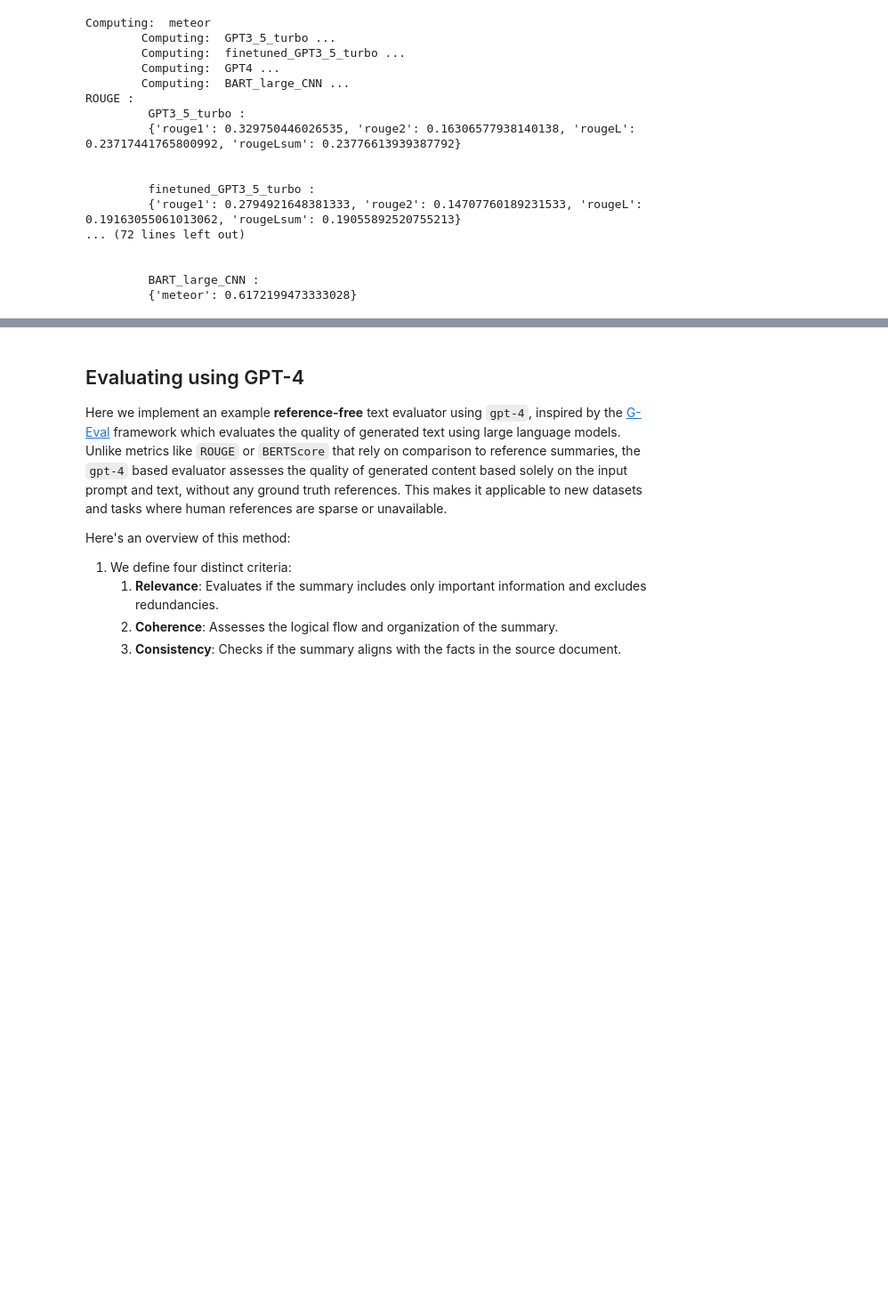
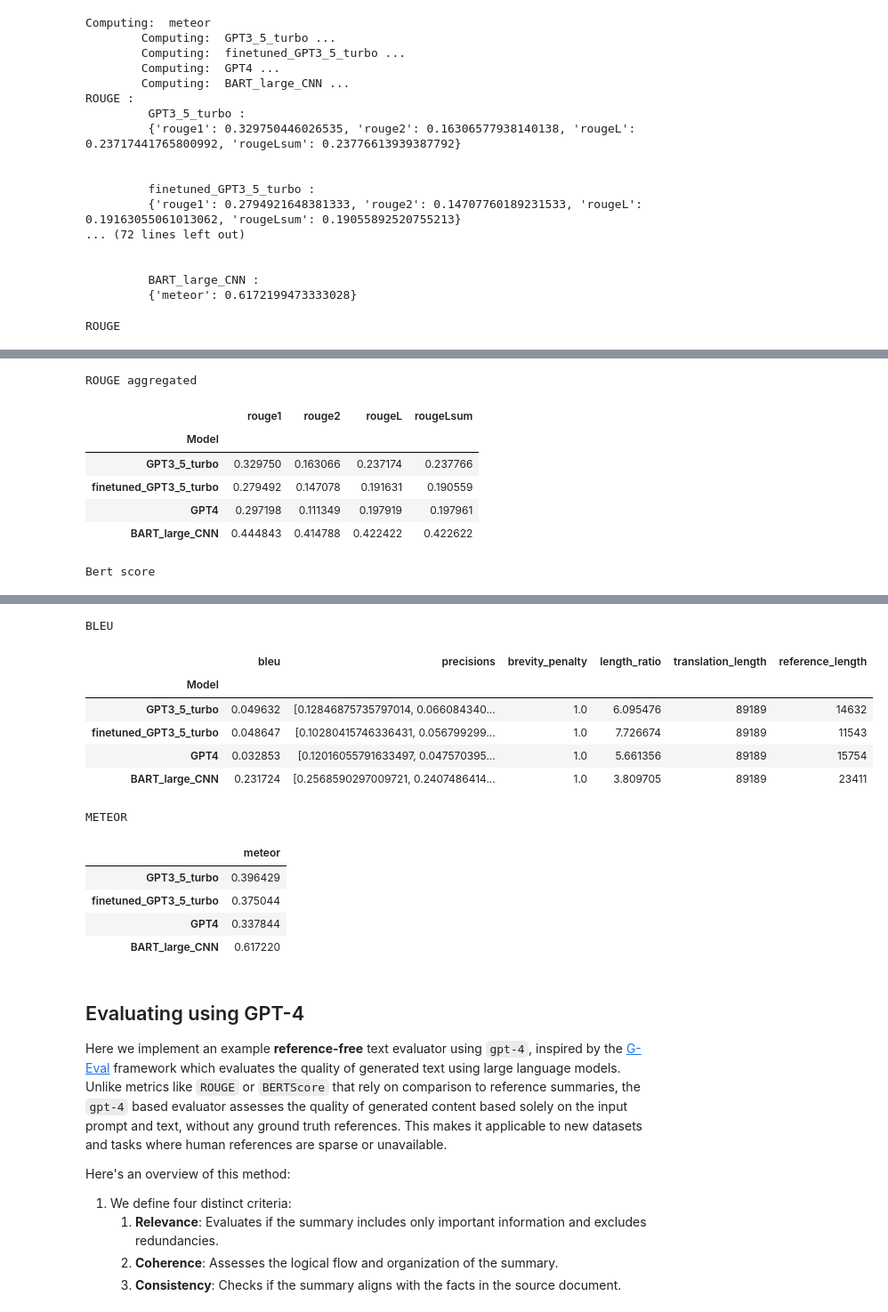
Before and after one commit to gladwel/DIP, a Jupyter notebook: notebooks/Evaluating_algorithms.ipynb, the cells around one changed output, grey strips where cells are left out. Shown at 89% size. Drawn from its saved outputs; the diff is of its cells as text; code cells hidden in the pictures; blank space fills up the shorter version.

Commit message:
Evaluate algorithms (rouge, BERT score, BLEU, METEOR, G-Eval) forming datasets

```diff
--- a/notebooks/Evaluating_algorithms.ipynb
+++ b/notebooks/Evaluating_algorithms.ipynb
@@ -301,0 +297,45 @@ df_test.to_csv('../data/eval/metrics_GPT3_5_turbo_finetuned_GPT3_5_turbo_GPT4_BA
+# %%
+# Read data
+df = pd.read_csv('../data/eval/metrics_GPT3_5_turbo_finetuned_GPT3_5_turbo_GPT4_BART.csv')
+
+# Your columns
+columns = ["ROUGE", "ROUGE aggregated", "Bert score", "BLEU", "METEOR"]
+
+# You will store final dataframes here
+dfs = {}
+
+# Process each metric
+for column in columns:
+    #temp_df will store processed data
+    temp_data = []
+
+    # Iterate rows
+    for i in range(len(df)):
+        temp_dict = json.loads(df[column][i].replace("'", "\""))
+
+        # Append processed row
+        temp_data.append(temp_dict)
+
+    temp_df = pd.json_normalize(temp_data)
+
+    # Save processed dataframe
+    dfs[column] = temp_df
+
+
+# Now you have dictionary of dataframes for each metric
+for metric in dfs:
+    print(metric)
+    if metric != 'METEOR' :
+        dfs[metric].set_index('Model', inplace=True)
+        # drop 'Metric' column
+        dfs[metric].drop('Metric', axis=1, inplace=True)
+    else:
+        # give indexe names to METEOR
+        dfs[metric].index = ['GPT3_5_turbo', 'finetuned_GPT3_5_turbo', 'GPT4', 'BART_large_CNN']
+    if metric == 'Bert score':
+        dfs[metric].drop('hashcode', axis=1, inplace=True)
+    display(dfs[metric])
+    # save to csv:
+    # dfs[metric].to_csv(f'../data/eval/metrics_{metric}.csv', index=True, header=True)
+# %% [output]
+ROUGE
@@ -301,0 +348,8 @@ df_test.to_csv('../data/eval/metrics_GPT3_5_turbo_finetuned_GPT3_5_turbo_GPT4_BA
+ROUGE aggregated
+|  | rouge1 | rouge2 | rougeL | rougeLsum |
+| Model |  |  |  |  |
+| GPT3_5_turbo | 0.329750 | 0.163066 | 0.237174 | 0.237766 |
+| finetuned_GPT3_5_turbo | 0.279492 | 0.147078 | 0.191631 | 0.190559 |
+| GPT4 | 0.297198 | 0.111349 | 0.197919 | 0.197961 |
+| BART_large_CNN | 0.444843 | 0.414788 | 0.422422 | 0.422622 |
+Bert score
@@ -302,3 +362,16 @@ df_test.to_csv('../data/eval/metrics_GPT3_5_turbo_finetuned_GPT3_5_turbo_GPT4_BA
+BLEU
+|  | bleu | precisions | brevity_penalty | length_ratio | translation_length | reference_length |
+| Model |  |  |  |  |  |  |
+| GPT3_5_turbo | 0.049632 | [0.12846875735797014, 0.066084340... | 1.0 | 6.095476 | 89189 | 14632 |
+| finetuned_GPT3_5_turbo | 0.048647 | [0.10280415746336431, 0.056799299... | 1.0 | 7.726674 | 89189 | 11543 |
+| GPT4 | 0.032853 | [0.12016055791633497, 0.047570395... | 1.0 | 5.661356 | 89189 | 15754 |
+| BART_large_CNN | 0.231724 | [0.2568590297009721, 0.2407486414... | 1.0 | 3.809705 | 89189 | 23411 |
+METEOR
+|  | meteor |
+| GPT3_5_turbo | 0.396429 |
+| finetuned_GPT3_5_turbo | 0.375044 |
+| GPT4 | 0.337844 |
+| BART_large_CNN | 0.617220 |
 # %% [markdown]
 ## Evaluating using GPT-4
 
```
Also changed, not shown: parts of 5 cells of this notebook.
